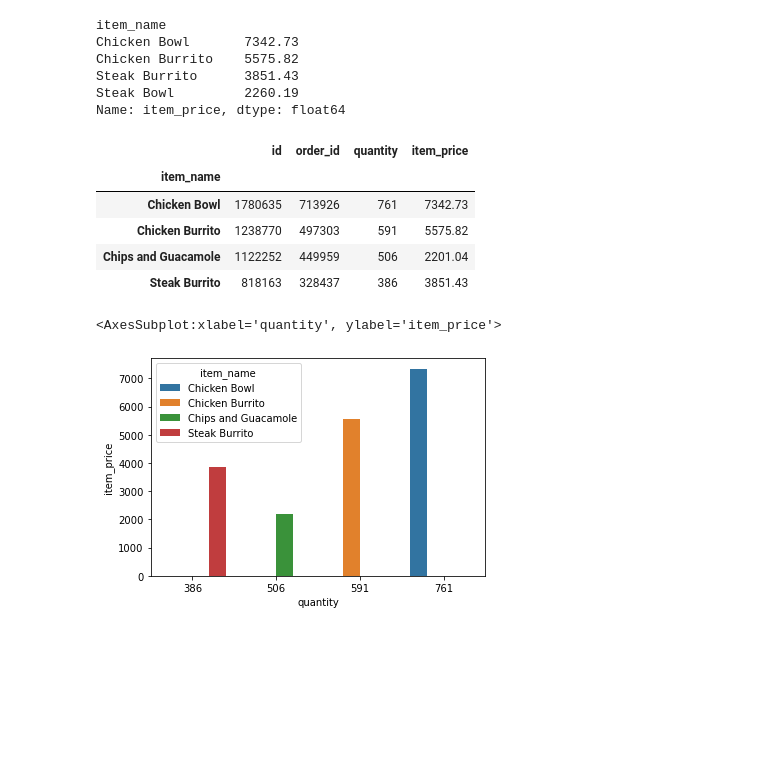
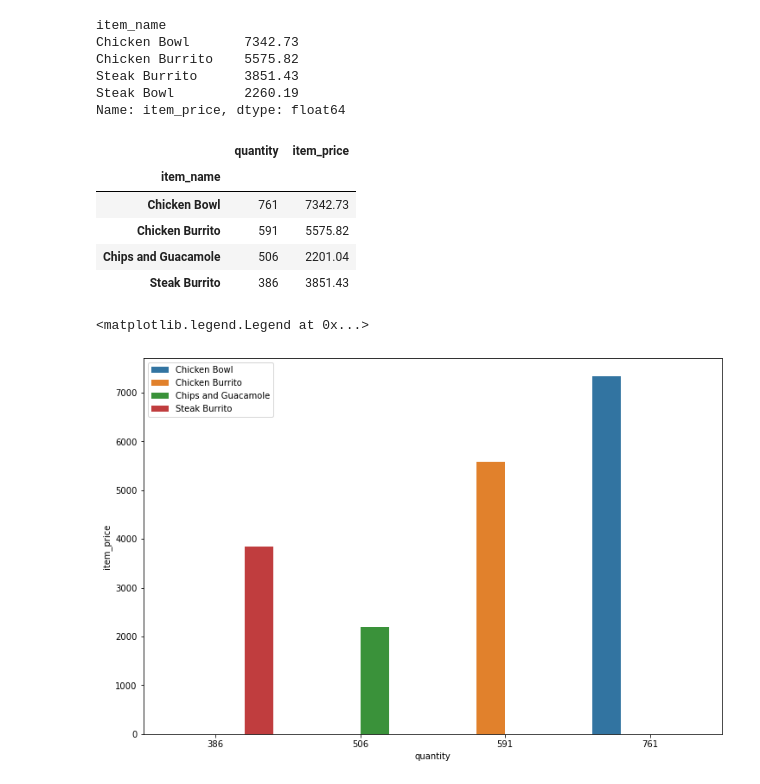
Before and after one commit to Olivert75/numpy-pandas-visualization-exercises, a Jupyter notebook: seaborn_exercises.ipynb, the cells around one changed output. Drawn from its saved outputs; the diff is of its cells as text; code cells hidden in the pictures; blank space fills up the shorter version.

```diff
--- a/seaborn_exercises.ipynb
+++ b/seaborn_exercises.ipynb
@@ -227,8 +227,8 @@ def get_db_url(username,password,host,db_name):
 chipotle_url = get_db_url(user_name,password,host, 'chipotle')
 orders_df = pd.read_sql('select * from orders', chipotle_url)
 # %%
-#Changing item_price from string to float
-orders_df['item_price'] = orders_df['item_price'].str.replace('$','').str.replace(',','').astype('float')
+#Changing item_price from string to float and ignore the warning
+orders_df['item_price'] = orders_df['item_price'].str.replace('$','',regex = False).str.replace(',','',regex = False).astype('float')
 # %%
 orders_df
 # %% [output]
@@ -255,17 +255,19 @@ Steak Burrito      3851.43
 Steak Bowl         2260.19
 Name: item_price, dtype: float64
 # %%
-ch_top_four = orders_df.groupby('item_name').sum(['quantity', 'item_price']).sort_values(by = 'quantity', ascending = False).head(4)
+ch_top_four = orders_df.groupby('item_name')['quantity', 'item_price'].sum().sort_values(by = 'quantity', ascending = False).head(4)
 ch_top_four
 # %% [output]
-|  | id | order_id | quantity | item_price |
-| item_name |  |  |  |  |
-| Chicken Bowl | 1780635 | 713926 | 761 | 7342.73 |
-| Chicken Burrito | 1238770 | 497303 | 591 | 5575.82 |
-| Chips and Guacamole | 1122252 | 449959 | 506 | 2201.04 |
-| Steak Burrito | 818163 | 328437 | 386 | 3851.43 |
+|  | quantity | item_price |
+| item_name |  |  |
+| Chicken Bowl | 761 | 7342.73 |
+| Chicken Burrito | 591 | 5575.82 |
+| Chips and Guacamole | 506 | 2201.04 |
+| Steak Burrito | 386 | 3851.43 |
 # %%
+plt.figure(figsize=(12,8))
 sns.barplot(x ='quantity', y ='item_price', data =ch_top_four, hue = ch_top_four.index)
+plt.legend(loc ='upper left')
 # %% [output]
-<AxesSubplot:xlabel='quantity', ylabel='item_price'>
+<matplotlib.legend.Legend at 0x...>
-[figure, old version]
+[figure, new version]
```
Also changed, not shown: parts of 5 cells of this notebook.
